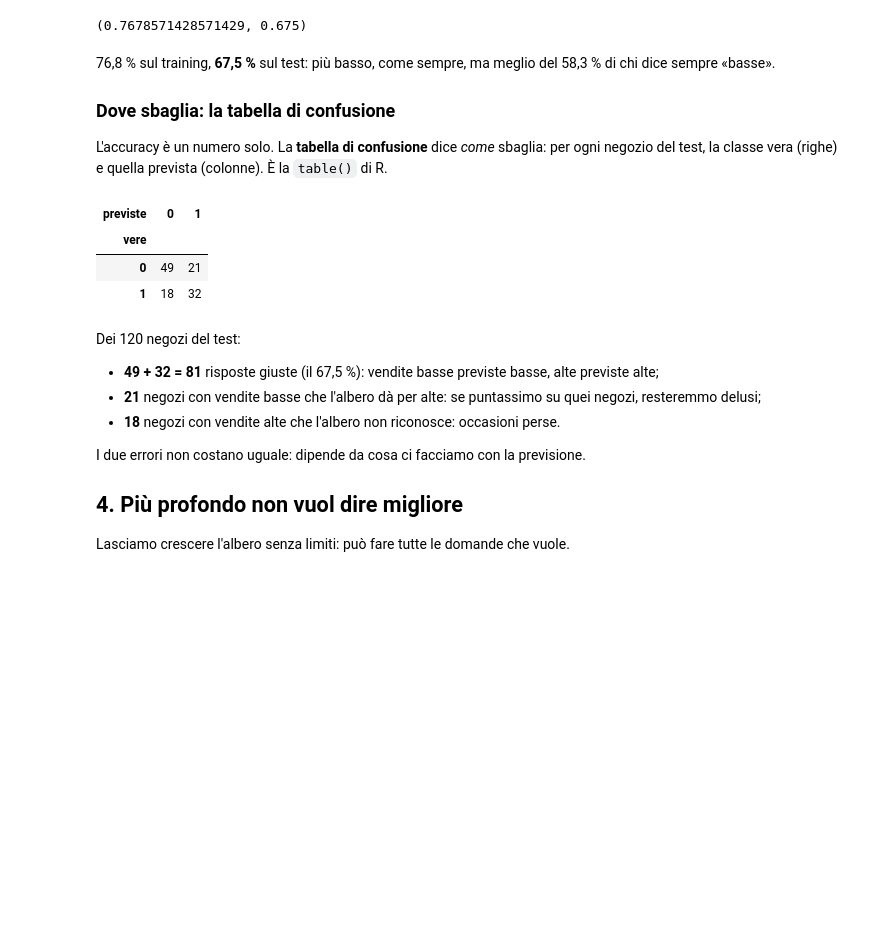
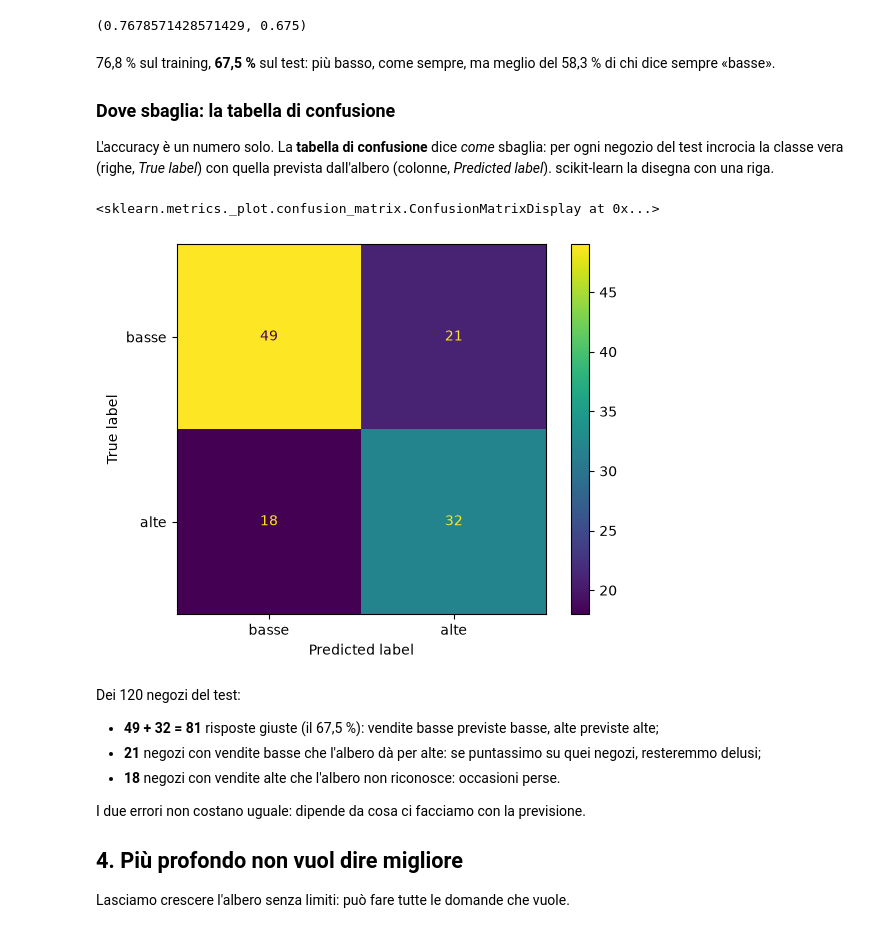
Before and after one commit to vincnardelli/cia, a Jupyter notebook: codice/12/lezione_12.ipynb, the cells around one changed output. Saved outputs shown, nothing was run; the diff lists cells and outputs as text; code cells hidden in the pictures; blank space fills up the shorter version.

```diff
--- a/codice/12/lezione_12.ipynb
+++ b/codice/12/lezione_12.ipynb
@@ -224,15 +200,14 @@ albero_2.score(X_train, y_train), albero_2.score(X_test, y_test)
 
 ### Dove sbaglia: la tabella di confusione
 
-L'accuracy è un numero solo. La **tabella di confusione** dice *come* sbaglia: per ogni negozio del test, la classe vera (righe) e quella prevista (colonne). È la `table()` di R.
+L'accuracy è un numero solo. La **tabella di confusione** dice *come* sbaglia: per ogni negozio del test incrocia la classe vera (righe, *True label*) con quella prevista dall'albero (colonne, *Predicted label*). scikit-learn la disegna con una riga.
-# %%
-previste = albero_2.predict(X_test)
-pd.crosstab(y_test, previste, rownames=["vere"], colnames=["previste"])
-# %% [output]
-| previste | 0 | 1 |
-| vere |  |  |
-| 0 | 49 | 21 |
-| 1 | 18 | 32 |
+# %%
+from sklearn.metrics import ConfusionMatrixDisplay
+
+ConfusionMatrixDisplay.from_estimator(albero_2, X_test, y_test, display_labels=["basse", "alte"])
+# %% [output]
+<sklearn.metrics._plot.confusion_matrix.ConfusionMatrixDisplay at 0x...>
+[figure, added]
 # %% [markdown]
 Dei 120 negozi del test:
 
```
Also changed, not shown: parts of 12 cells of this notebook, 3 other files.
